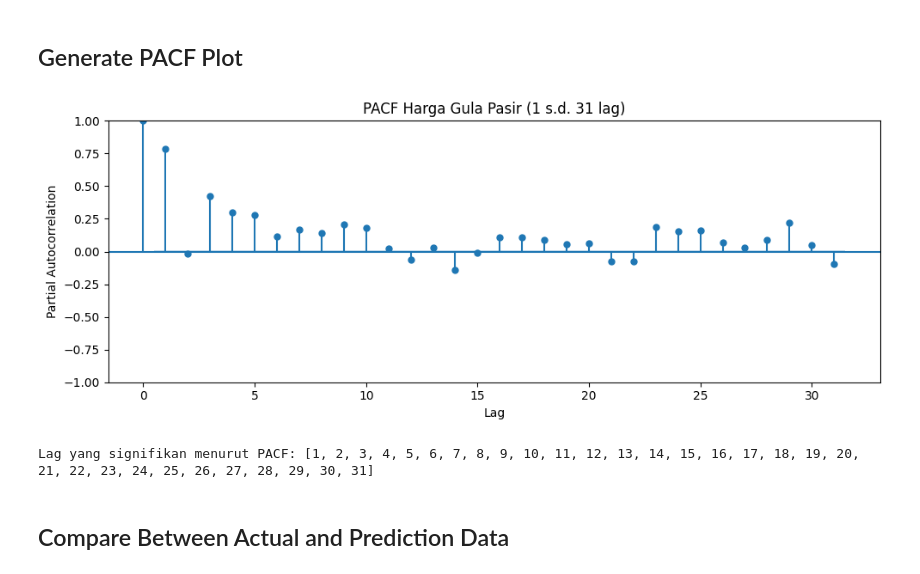
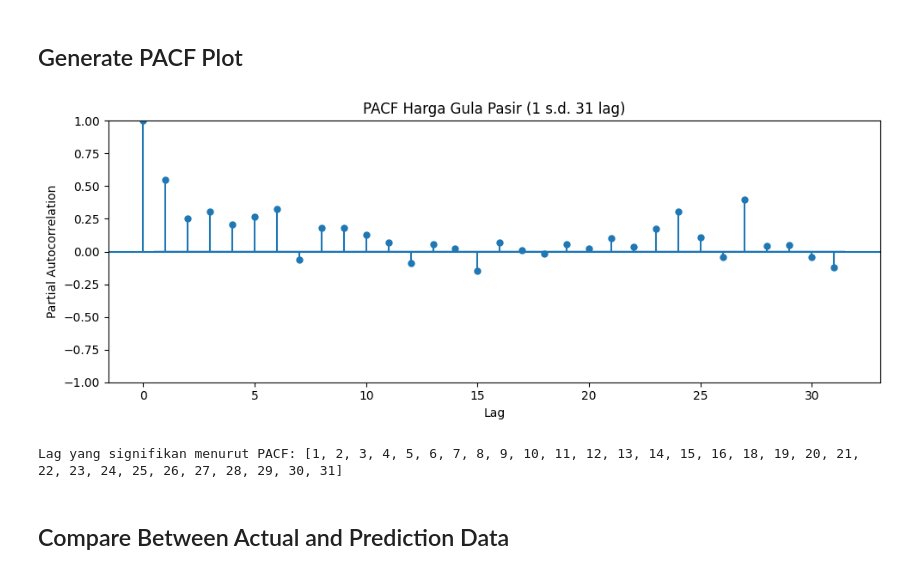
Before and after one commit to andikapramudityaa/rfr-sugar-price, a Jupyter notebook: src/main.ipynb, the cells around one changed output. Drawn from its saved outputs; the diff is of its cells as text; code cells hidden in the pictures.

Commit message:
implement sugar price type

```diff
--- a/src/main.ipynb
+++ b/src/main.ipynb
@@ -17,7 +74,7 @@ from statsmodels.tsa.stattools import pacf
 raw_datasets: dict[str, pd.DataFrame] = {}
 
 # Specify where datasets stored
-raw_dataset_dir = Path("../dataset/raw")
+raw_dataset_dir = Path(f"../dataset/{sugar_type}/raw")
 paths = sorted(raw_dataset_dir.glob("*.xlsx"))
 
 # Check if datasets exists
@@ -27,7 +84,7 @@ if not paths:
     )
 
 # Print loaded dataset
-print(f"Loaded Dataset :")
+print(f"Loaded Dataset ({sugar_type} price) :")
 for path in paths:
     name = path.stem
     print(f"{path.name}")
@@ -40,6 +97,4 @@ for path in paths:
     # Drop summary row
     df_raw = df_raw[df_raw["Province"] != "Semua Provinsi"].reset_index(drop=True)
     raw_datasets[name] = df_raw.reset_index(drop=True)
-    # Print dataframe
-    print(df_raw.head(5))
 # %% [output]
@@ -64,7 +108,7 @@ Loaded Dataset :
 # Data Cleaning
 # %%
 # Specify where cleaned dataset stored
-clean_dataset_dir = Path("../dataset/clean")
+clean_dataset_dir = Path(f"../dataset/{sugar_type}/clean")
 clean_dataset_dir.mkdir(parents=True, exist_ok=True)
 
 cleaned_datasets: dict[str, pd.DataFrame] = {}
@@ -133,11 +177,5 @@ for name, df in raw_datasets.items():
     file_name = f"Clean_{name}.xlsx"
     df_long.to_excel(clean_dataset_dir / file_name, index=False)
 
-    # Print preview cleaned dataframe
-    print(df_long.head(5))
-    print("...")
-    print(df_long.tail(5))
-    print("\n")
-
     # Save to dictionary
     cleaned_datasets[name] = df_long
@@ -515,37 +448,40 @@ for prov, g in df.groupby("Province"):
 # %% [markdown]
 ## Generate PACF Plot
 # %%
-df = df_transform.copy()
-y_full = df['Price'].astype(float)
-max_lag = 31
+if generate_history_plot :
+    df = df_transform.copy()
+    y_full = df['Price'].astype(float)
+    max_lag = 31
 
-# Plot PACF
-fig, ax = plt.subplots(figsize=(10, 4))
-plot_pacf(y_full, ax=ax, lags=max_lag, method="ywm")    # Method Yule-Walker Modified
-ax.set_title(f"PACF Harga Gula Pasir (1 s.d. {max_lag} lag)")
-ax.set_xlabel("Lag")
-ax.set_ylabel("Partial Autocorrelation")
-plt.tight_layout()
-plt.show()
+    # Plot PACF
+    fig, ax = plt.subplots(figsize=(10, 4))
+    plot_pacf(y_full, ax=ax, lags=max_lag, method="ywm")    # Method Yule-Walker Modified
+    ax.set_title(f"PACF Harga Gula Pasir (1 s.d. {max_lag} lag)")
+    ax.set_xlabel("Lag")
+    ax.set_ylabel("Partial Autocorrelation")
+    plt.tight_layout()
+    plt.show()
 
-# Create PACF value as numeric + confidence interval
-pacf_vals, confint = pacf(
-    y_full,
-    nlags=max_lag,
-    alpha=0.05, # 95% confidence interval
-    method="ywm"
-)
+    # Create PACF value as numeric + confidence interval
+    pacf_vals, confint = pacf(
+        y_full,
+        nlags=max_lag,
+        alpha=0.05, # 95% confidence interval
+        method="ywm"
+    )
 
-# Find significant lags
-significant_lags = [
-    lag for lag in range(1, len(pacf_vals))
-    if (confint[lag, 0] > 0) or (confint[lag, 1] < 0)
-]
+    # Find significant lags
+    significant_lags = [
+        lag for lag in range(1, len(pacf_vals))
+        if (confint[lag, 0] > 0) or (confint[lag, 1] < 0)
+    ]
 
-print("Lag yang signifikan menurut PACF:", significant_lags)
+    print("Lag yang signifikan menurut PACF:", significant_lags)
+else :
+    print("Skip Generating PACF Plot")
 # %% [output]
-[figure, old version]
+[figure, new version]
-Lag yang signifikan menurut PACF: [1, 2, 3, 4, 5, 6, 7, 8, 9, 10, 11, 12, 13, 14, 15, 16, 17, 18, 19, 20, 21, 22, 23, 24, 25, 26, 27, 28, 29, 30, 31]
+Lag yang signifikan menurut PACF: [1, 2, 3, 4, 5, 6, 7, 8, 9, 10, 11, 12, 13, 14, 15, 16, 18, 19, 20, 21, 22, 23, 24, 25, 26, 27, 28, 29, 30, 31]
 # %% [markdown]
 ## Compare Between Actual and Prediction Data
 # %%
```
Also changed, not shown: parts of 14 cells of this notebook, 11 other files.
